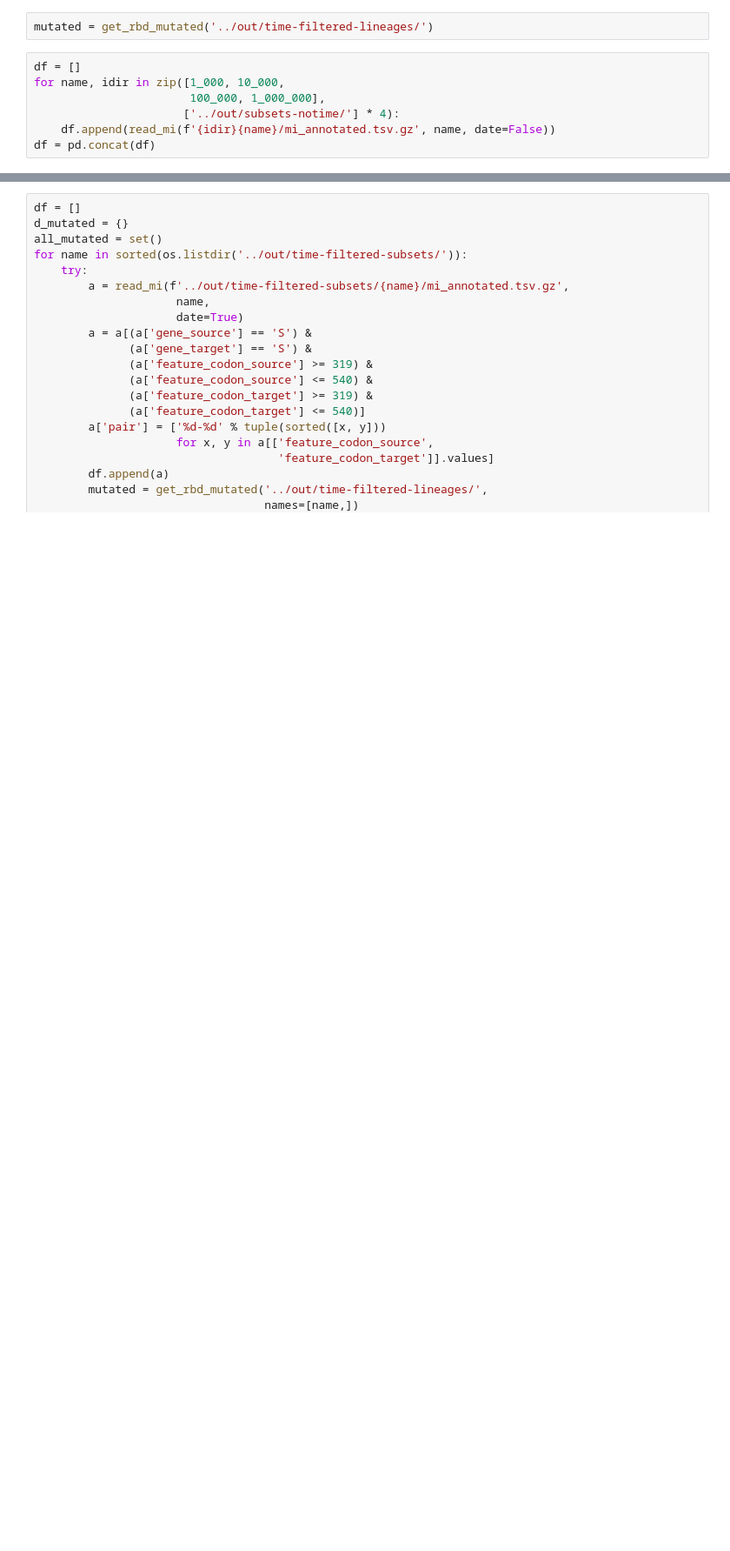
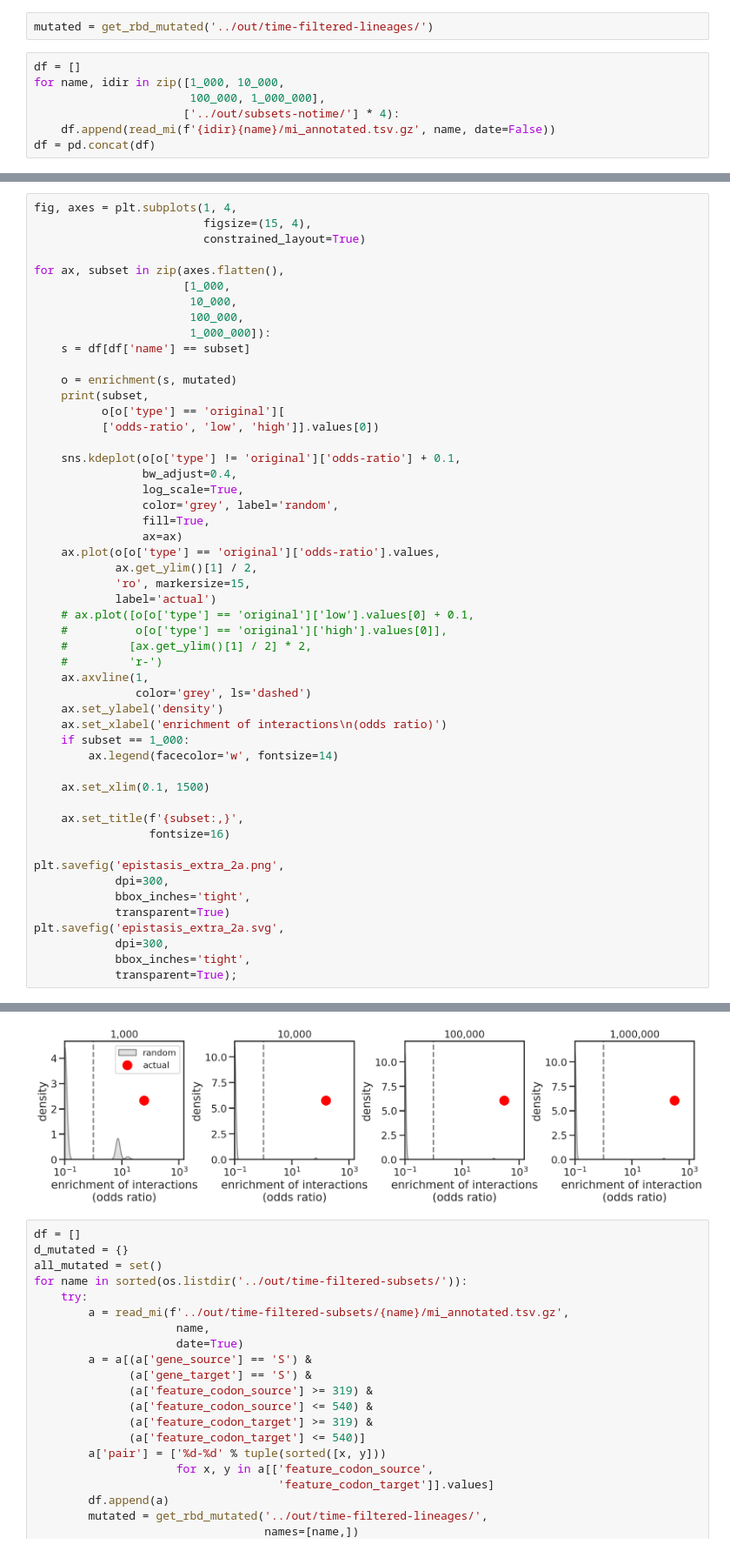
Before and after one commit to microbial-pangenomes-lab/2022_sarscov2_epistasis, a Jupyter notebook: notebooks/more_epistasis.ipynb, the cells around one changed output, grey strips where cells are left out. Shown at 87% size. Cells and saved outputs as stored; diff of their text form; blank space fills up the shorter version.

```diff
--- a/notebooks/more_epistasis.ipynb
+++ b/notebooks/more_epistasis.ipynb
@@ -262,2 +295,54 @@ plt.savefig('epistasis_extra_2.svg',
 1000000 [ 302.49382716    0.         2100.51428571]
 [figure]
+# %%
+fig, axes = plt.subplots(1, 4,
+                         figsize=(15, 4),
+                         constrained_layout=True)
+
+for ax, subset in zip(axes.flatten(),
+                      [1_000,
+                       10_000,
+                       100_000,
+                       1_000_000]):
+    s = df[df['name'] == subset]
+
+    o = enrichment(s, mutated)
+    print(subset,
+          o[o['type'] == 'original'][
+          ['odds-ratio', 'low', 'high']].values[0])
+
+    sns.kdeplot(o[o['type'] != 'original']['odds-ratio'] + 0.1,
+                bw_adjust=0.4,
+                log_scale=True,
+                color='grey', label='random',
+                fill=True,
+                ax=ax)
+    ax.plot(o[o['type'] == 'original']['odds-ratio'].values,
+            ax.get_ylim()[1] / 2,
+            'ro', markersize=15,
+            label='actual')
+    # ax.plot([o[o['type'] == 'original']['low'].values[0] + 0.1,
+    #          o[o['type'] == 'original']['high'].values[0]],
+    #         [ax.get_ylim()[1] / 2] * 2,
+    #         'r-')
+    ax.axvline(1,
+               color='grey', ls='dashed')
+    ax.set_ylabel('density')
+    ax.set_xlabel('enrichment of interactions\n(odds ratio)')
+    if subset == 1_000:
+        ax.legend(facecolor='w', fontsize=14)
+
+    ax.set_xlim(0.1, 1500)
+
+    ax.set_title(f'{subset:,}',
+                 fontsize=16)
+
+plt.savefig('epistasis_extra_2a.png',
+            dpi=300,
+            bbox_inches='tight',
+            transparent=True)
+plt.savefig('epistasis_extra_2a.svg',
+            dpi=300,
+            bbox_inches='tight',
+            transparent=True);
+# %% [output]
@@ -264,3 +353,4 @@ plt.savefig('epistasis_extra_2.svg',
+[figure, added]
 # %%
 df = []
 d_mutated = {}
```
Also changed, not shown: parts of 8 cells of this notebook, 1 other file.
